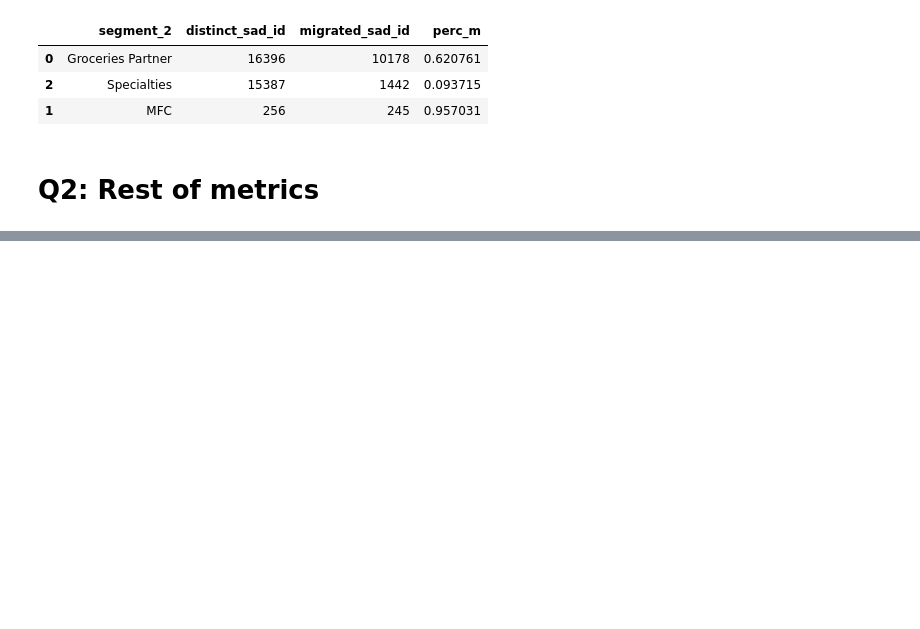
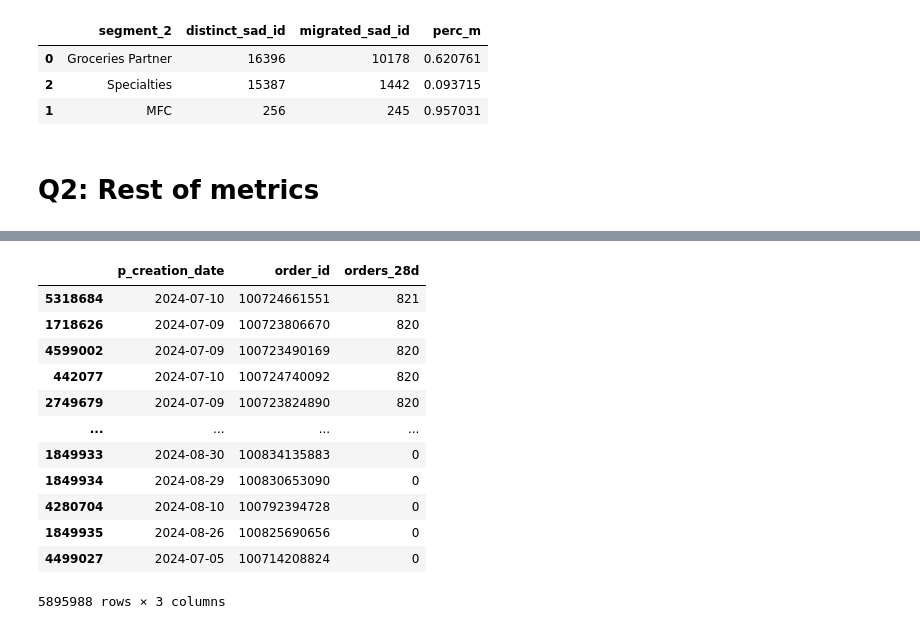
Before and after one commit to JordiCremades4444/central-node, a Jupyter notebook: notebooks/982_2024_10_05_fresh_products/fresh_products_v3.ipynb, the cells around one changed output, grey strips where cells are left out. Saved outputs shown, nothing was run; the diff lists cells and outputs as text; code cells hidden in the pictures; blank space fills up the shorter version.

```diff
--- a/notebooks/982_2024_10_05_fresh_products/fresh_products_v3.ipynb
+++ b/notebooks/982_2024_10_05_fresh_products/fresh_products_v3.ipynb
@@ -85,0 +128,16 @@ https://starburst.g8s-data-platform-prod.glovoint.com/oauth2/token/initiate/e70a
+# %%
+subsequent_all.sort_values(by='orders_28d', ascending=False)
+# %% [output]
+|  | p_creation_date | order_id | orders_28d |
+| 5318684 | 2024-07-10 | 100724661551 | 821 |
+| 1718626 | 2024-07-09 | 100723806670 | 820 |
+| 4599002 | 2024-07-09 | 100723490169 | 820 |
+| 442077 | 2024-07-10 | 100724740092 | 820 |
+| 2749679 | 2024-07-09 | 100723824890 | 820 |
+| ... | ... | ... | ... |
+| 1849933 | 2024-08-30 | 100834135883 | 0 |
+| 1849934 | 2024-08-29 | 100830653090 | 0 |
+| 4280704 | 2024-08-10 | 100792394728 | 0 |
+| 1849935 | 2024-08-26 | 100825690656 | 0 |
+| 4499027 | 2024-07-05 | 100714208824 | 0 |
+5895988 rows × 3 columns
```
Also changed, not shown: parts of 10 cells of this notebook, 13 other files.
